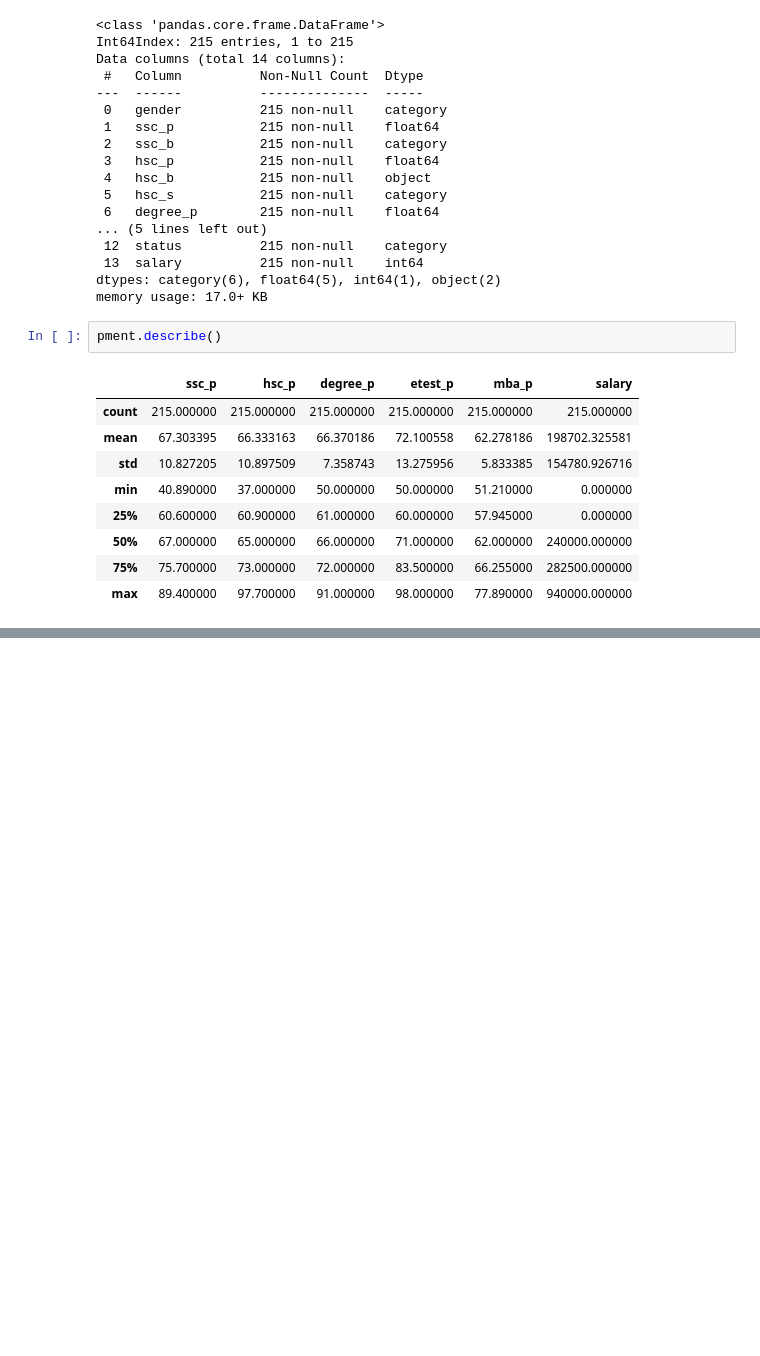
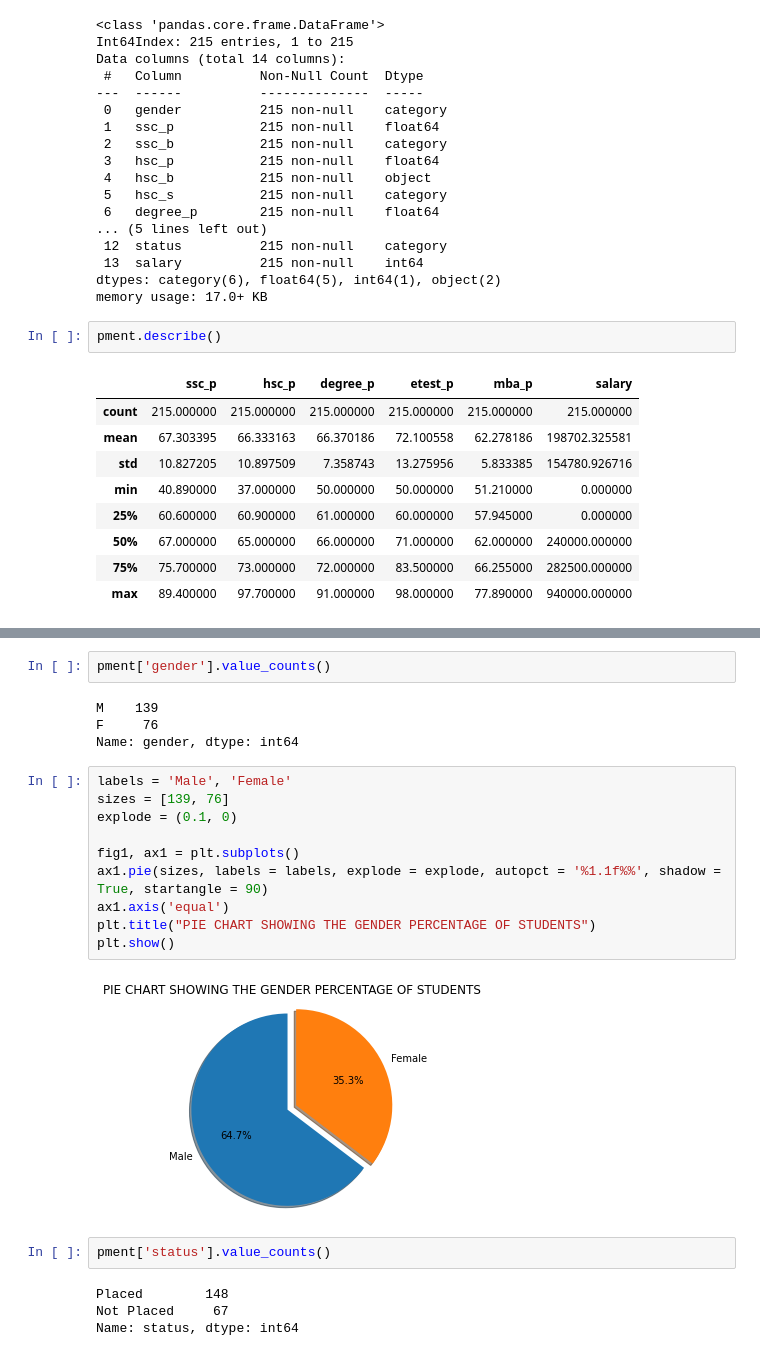
Before and after one commit to devchoplife/Campus-placement, a Jupyter notebook: school_placement.ipynb, the cells around one changed output, grey strips where cells are left out. Drawn from its saved outputs; the diff is of its cells as text; blank space fills up the shorter version.

```diff
--- a/school_placement.ipynb
+++ b/school_placement.ipynb
@@ -192,0 +149,24 @@ Categories (2, object): [Not Placed, Placed]
+# %%
+pment['gender'].value_counts()
+# %% [output]
+M    139
+F     76
+Name: gender, dtype: int64
+# %%
+labels = 'Male', 'Female'
+sizes = [139, 76]
+explode = (0.1, 0)
+
+fig1, ax1 = plt.subplots()
+ax1.pie(sizes, labels = labels, explode = explode, autopct = '%1.1f%%', shadow = True, startangle = 90)
+ax1.axis('equal')
+plt.title("PIE CHART SHOWING THE GENDER PERCENTAGE OF STUDENTS")
+plt.show()
+# %% [output]
+[figure, added]
+# %%
+pment['status'].value_counts()
+# %% [output]
+Placed        148
+Not Placed     67
+Name: status, dtype: int64
```
Also changed, not shown: parts of 16 cells of this notebook.
